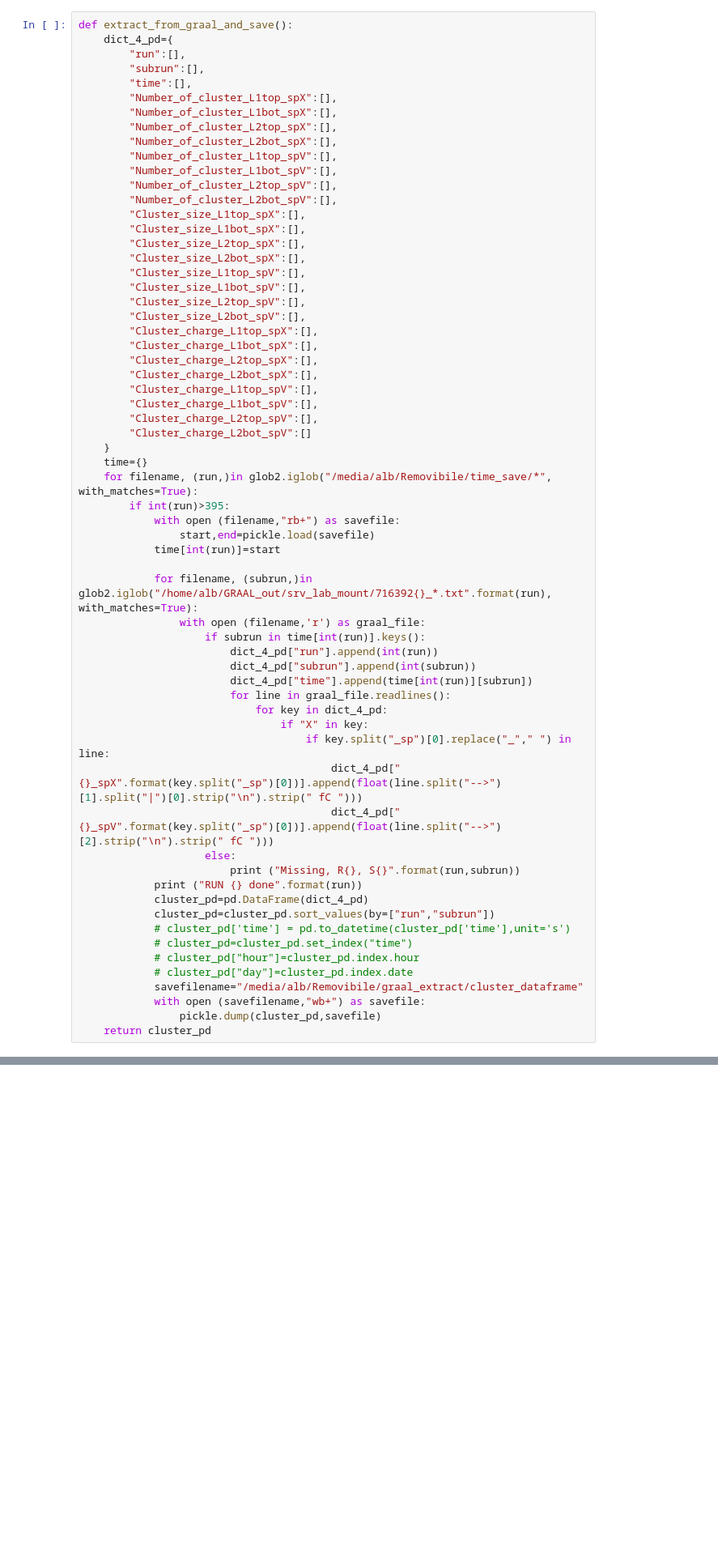
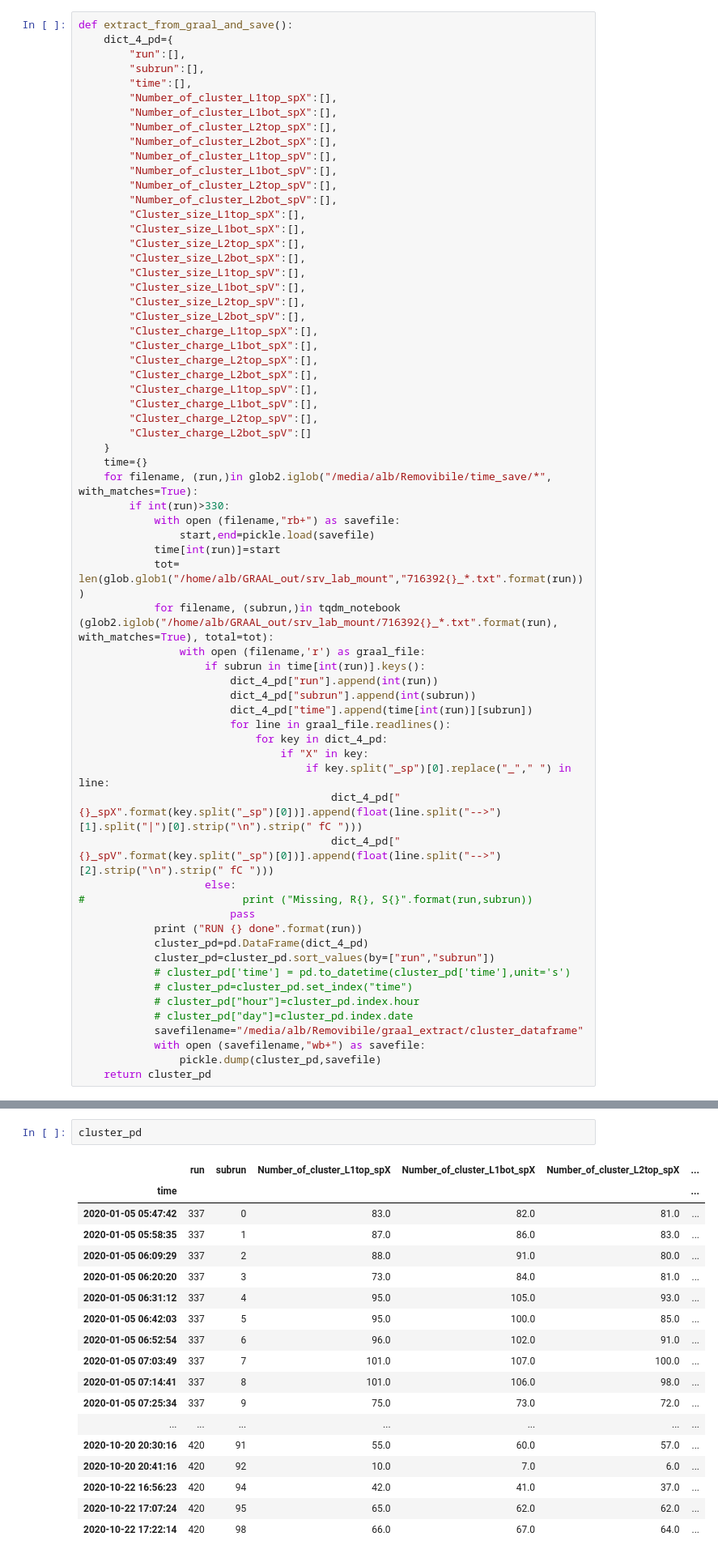
Before and after one commit to bortalberto/analysis_scripts, a Jupyter notebook: GRAAL_txt_importer.ipynb, the cells around one changed output, grey strips where cells are left out. Shown at 81% size. Cells and saved outputs as stored; diff of their text form; blank space fills up the shorter version.

```diff
--- a/GRAAL_txt_importer.ipynb
+++ b/GRAAL_txt_importer.ipynb
@@ -44,12 +44,12 @@ def extract_from_graal_and_save():
     }
     time={}
     for filename, (run,)in glob2.iglob("/media/alb/Removibile/time_save/*", with_matches=True):
-        if int(run)>395:
+        if int(run)>330:
             with open (filename,"rb+") as savefile:
                 start,end=pickle.load(savefile)
             time[int(run)]=start
-
-            for filename, (subrun,)in glob2.iglob("/home/alb/GRAAL_out/srv_lab_mount/716392{}_*.txt".format(run), with_matches=True):
+            tot= len(glob.glob1("/home/alb/GRAAL_out/srv_lab_mount","716392{}_*.txt".format(run)))
+            for filename, (subrun,)in tqdm_notebook (glob2.iglob("/home/alb/GRAAL_out/srv_lab_mount/716392{}_*.txt".format(run), with_matches=True), total=tot):
                 with open (filename,'r') as graal_file:
                     if subrun in time[int(run)].keys():
                         dict_4_pd["run"].append(int(run))
@@ -62,7 +62,8 @@ def extract_from_graal_and_save():
                                         dict_4_pd["{}_spX".format(key.split("_sp")[0])].append(float(line.split("-->")[1].split("|")[0].strip("\n").strip(" fC ")))
                                         dict_4_pd["{}_spV".format(key.split("_sp")[0])].append(float(line.split("-->")[2].strip("\n").strip(" fC ")))
                     else:
-                        print ("Missing, R{}, S{}".format(run,subrun))
+#                         print ("Missing, R{}, S{}".format(run,subrun))
+                        pass
             print ("RUN {} done".format(run))
             cluster_pd=pd.DataFrame(dict_4_pd)
             cluster_pd=cluster_pd.sort_values(by=["run","subrun"])
@@ -96,3 +98,24 @@ cluster_pd["hour"]=cluster_pd.index.hour
 cluster_pd["day"]=cluster_pd.index.date
 # %%
 cluster_pd_1h=cluster_pd.resample("1h").mean()
+# %%
+cluster_pd
+# %% [output]
+|  | run | subrun | Number_of_cluster_L1top_spX | Number_of_cluster_L1bot_spX | Number_of_cluster_L2top_spX | ... |
+| time |  |  |  |  |  | ... |
+| 2020-01-05 05:47:42 | 337 | 0 | 83.0 | 82.0 | 81.0 | ... |
+| 2020-01-05 05:58:35 | 337 | 1 | 87.0 | 86.0 | 83.0 | ... |
+| 2020-01-05 06:09:29 | 337 | 2 | 88.0 | 91.0 | 80.0 | ... |
+| 2020-01-05 06:20:20 | 337 | 3 | 73.0 | 84.0 | 81.0 | ... |
+| 2020-01-05 06:31:12 | 337 | 4 | 95.0 | 105.0 | 93.0 | ... |
+| 2020-01-05 06:42:03 | 337 | 5 | 95.0 | 100.0 | 85.0 | ... |
+| 2020-01-05 06:52:54 | 337 | 6 | 96.0 | 102.0 | 91.0 | ... |
+| 2020-01-05 07:03:49 | 337 | 7 | 101.0 | 107.0 | 100.0 | ... |
+| 2020-01-05 07:14:41 | 337 | 8 | 101.0 | 106.0 | 98.0 | ... |
+| 2020-01-05 07:25:34 | 337 | 9 | 75.0 | 73.0 | 72.0 | ... |
+| ... | ... | ... | ... | ... | ... | ... |
+| 2020-10-20 20:30:16 | 420 | 91 | 55.0 | 60.0 | 57.0 | ... |
+| 2020-10-20 20:41:16 | 420 | 92 | 10.0 | 7.0 | 6.0 | ... |
+| 2020-10-22 16:56:23 | 420 | 94 | 42.0 | 41.0 | 37.0 | ... |
+| 2020-10-22 17:07:24 | 420 | 95 | 65.0 | 62.0 | 62.0 | ... |
+| 2020-10-22 17:22:14 | 420 | 98 | 66.0 | 67.0 | 64.0 | ... |
```
Also changed, not shown: parts of 3 cells of this notebook, 8 other files.
